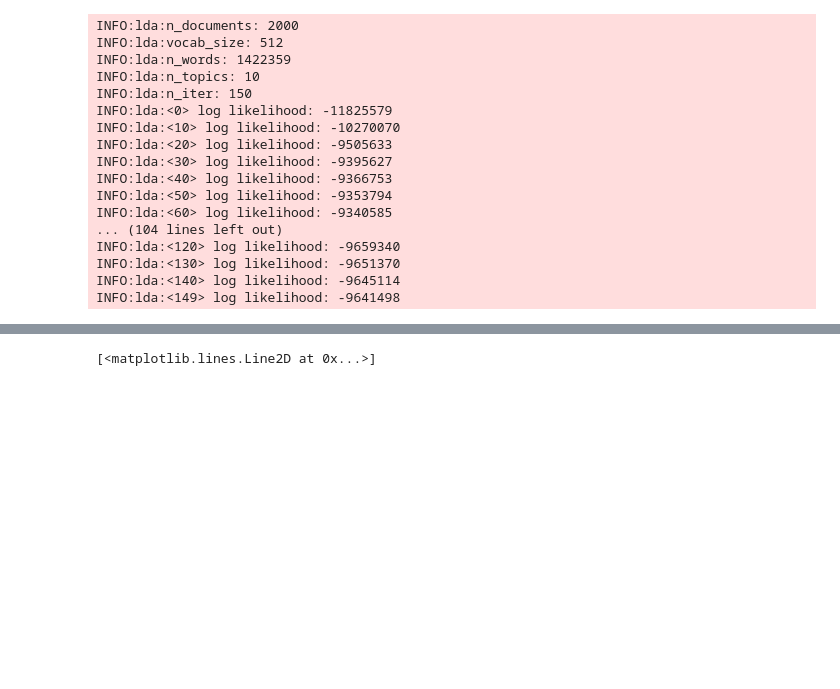
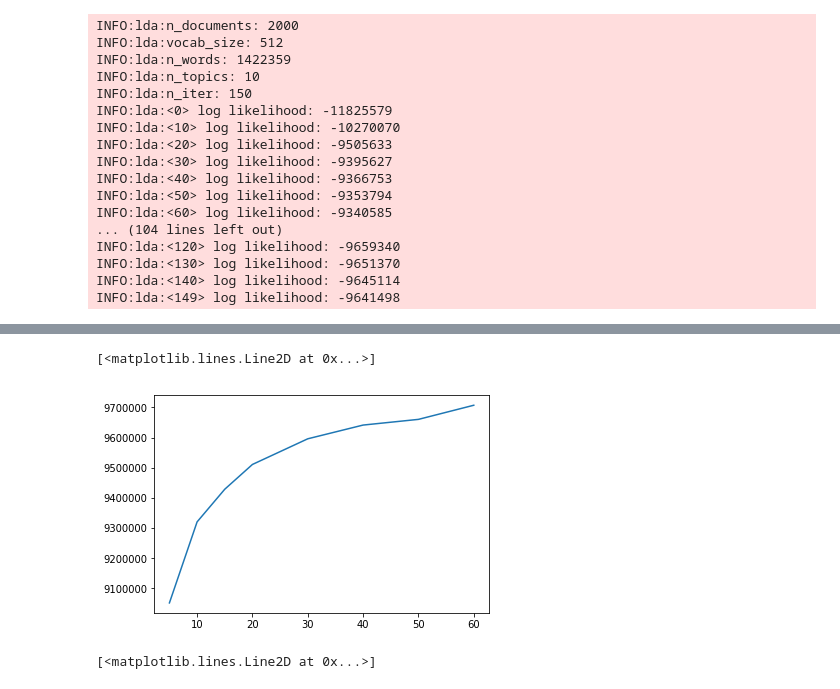
Before and after one commit to Sasha115/le49_project17, a Jupyter notebook: VGG19 Features + LDA (Testing).ipynb, the cells around one changed output, grey strips where cells are left out. Drawn from its saved outputs; the diff is of its cells as text; code cells hidden in the pictures; blank space fills up the shorter version.

```diff
--- a/VGG19 Features + LDA (Testing).ipynb
+++ b/VGG19 Features + LDA (Testing).ipynb
@@ -281,3 +237,12 @@ INFO:lda:<120> log likelihood: -9659340
 INFO:lda:<130> log likelihood: -9651370
 INFO:lda:<140> log likelihood: -9645114
 INFO:lda:<149> log likelihood: -9641498
+# %%
+topics = np.array([5,10,15,20,30,40,50,60])
+log_likelihoods = np.zeros([8])
+
+for i,topic in enumerate(topics):
+    model_lda_b5_av = lda.LDA(n_topics=topic, n_iter=150, random_state=1)
+    model_lda_b5_av.fit(final_subset_b5_av)
+    log_likelihoods[i] = model_lda_b5_av.loglikelihood()
+    print("Complete topic %s" % (topic))
@@ -283,0 +359,8 @@ INFO:lda:<149> log likelihood: -9641498
+# %%
+topics2 = np.array([70,100,150,200])
+log_likelihoods2 = np.zeros([4])
+for i,topic in enumerate(topics2):
+    model_lda_b5_av = lda.LDA(n_topics=topic, n_iter=150, random_state=1)
+    model_lda_b5_av.fit(final_subset_b5_av)
+    log_likelihoods[i] = model_lda_b5_av.loglikelihood()
+    print("Complete topic %s" % (topic))
@@ -284,3 +433,8 @@ INFO:lda:<149> log likelihood: -9641498
+# %%
+plt.plot(topics, -1*log_likelihoods)
+# %% [output]
+[<matplotlib.lines.Line2D at 0x...>]
+[figure, added]
 # %%
 plt.plot(model_lda_b5_av_40.loglikelihoods_[1:])
 # %% [output]
```
Also changed, not shown: parts of 24 cells of this notebook, 2 other files.
